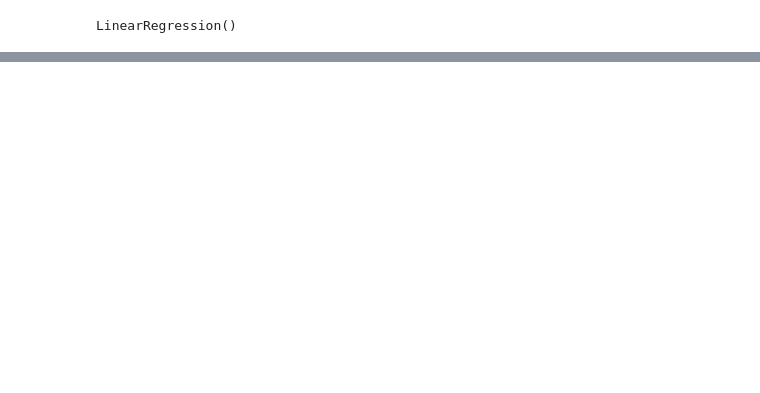
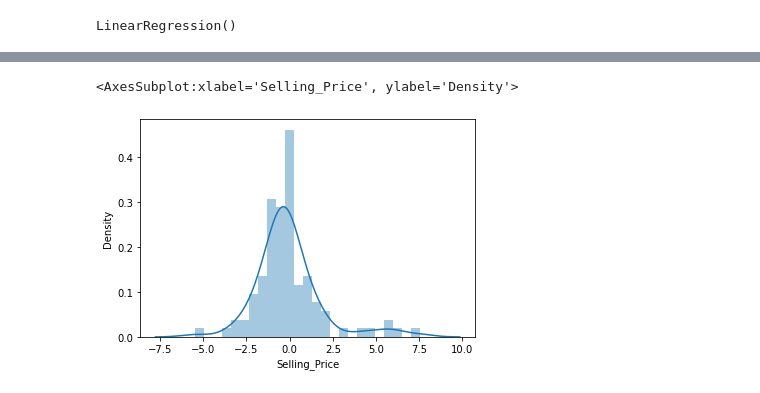
Before and after one commit to AnushaNarayananP/class-lectures-track-1-ml, a Jupyter notebook: linear regression practice car data.ipynb, the cells around one changed output, grey strips where cells are left out. Drawn from its saved outputs; the diff is of its cells as text; code cells hidden in the pictures; blank space fills up the shorter version.

```diff
--- a/linear regression practice car data.ipynb
+++ b/linear regression practice car data.ipynb
@@ -208,0 +203,7 @@ model.score(X_test,y_test)
+# %%
+y_pred = model.predict(X_test)
+# %%
+sns.distplot(y_test-y_pred)
+# %% [output]
+<AxesSubplot:xlabel='Selling_Price', ylabel='Density'>
+[figure, added]
```
Also changed, not shown: parts of 26 cells of this notebook, 5 other files.
